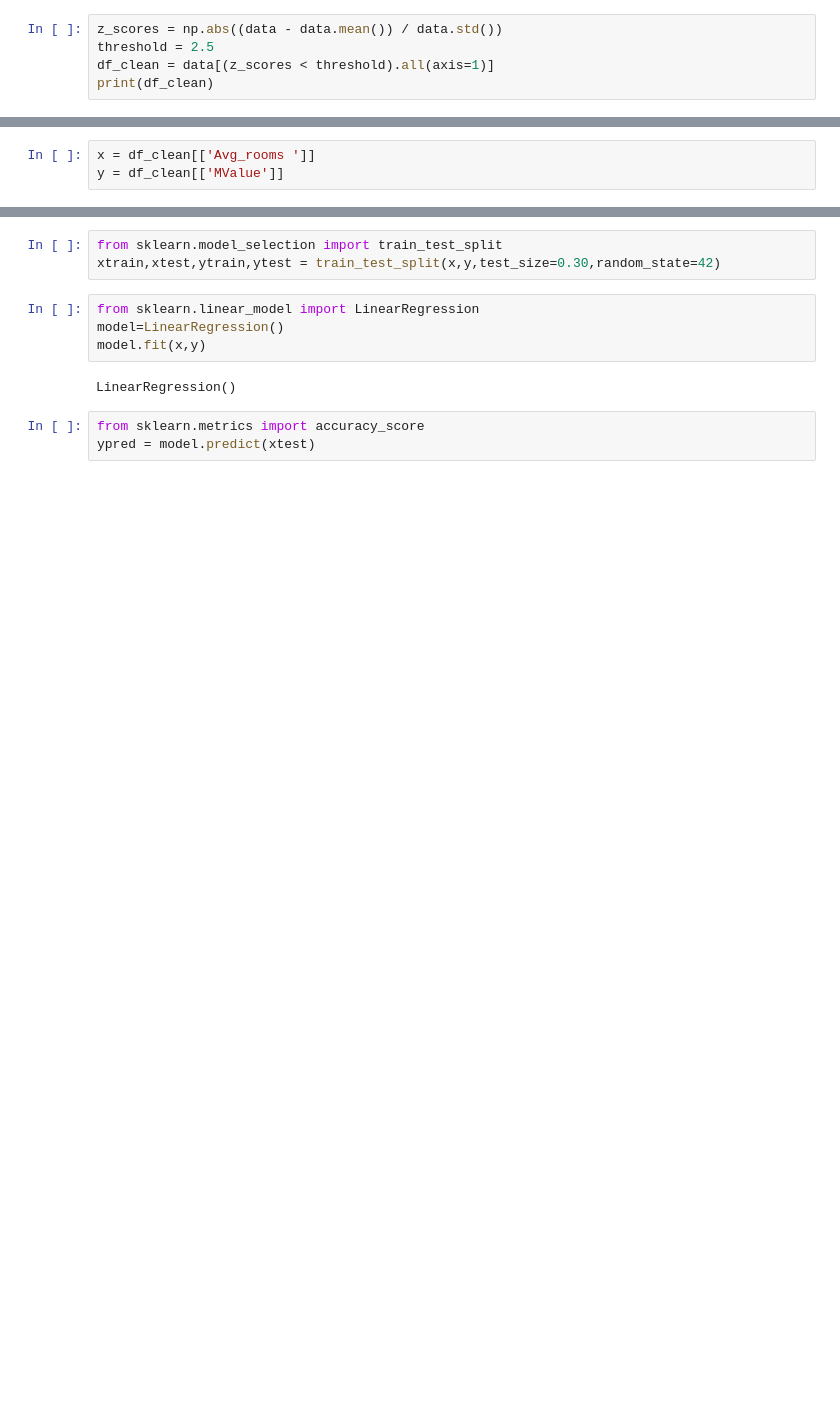
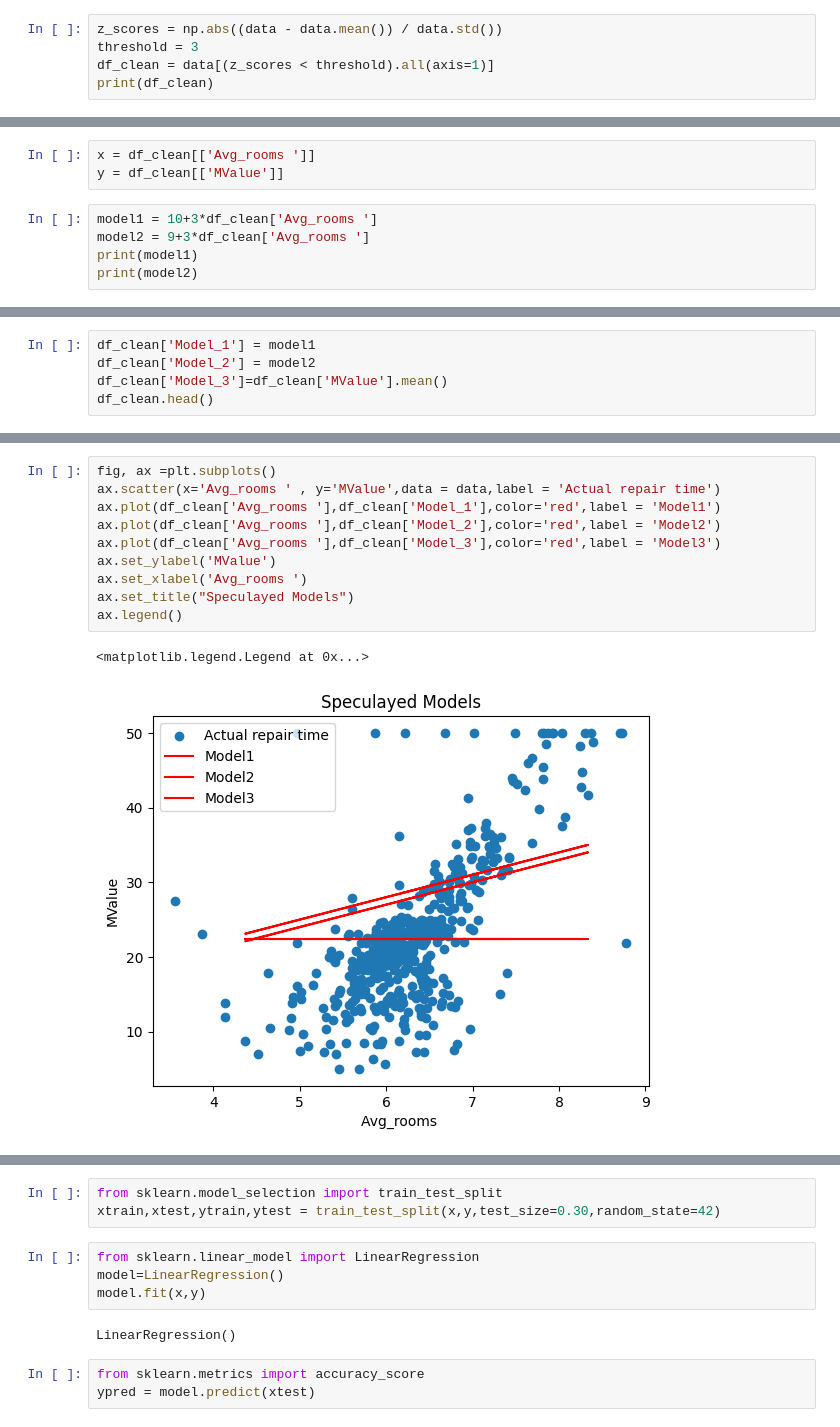
Before and after one commit to szm7/AML, a Jupyter notebook: 2348551_Lab1.ipynb, the cells around one changed output, grey strips where cells are left out. Cells and saved outputs as stored; diff of their text form; blank space fills up the shorter version.

```diff
--- a/2348551_Lab1.ipynb
+++ b/2348551_Lab1.ipynb
@@ -67,7 +67,7 @@ fig.show()
 [interactive output not drawn]
 # %%
 z_scores = np.abs((data - data.mean()) / data.std())
-threshold = 2.5
+threshold = 3
 df_clean = data[(z_scores < threshold).all(axis=1)]
 print(df_clean)
 # %% [output]
@@ -96,3 +96,8 @@ fig.show()
 # %%
 x = df_clean[['Avg_rooms ']]
 y = df_clean[['MValue']]
+# %%
+model1 = 10+3*df_clean['Avg_rooms ']
+model2 = 9+3*df_clean['Avg_rooms ']
+print(model1)
+print(model2)
@@ -98,0 +122,5 @@ y = df_clean[['MValue']]
+# %%
+df_clean['Model_1'] = model1
+df_clean['Model_2'] = model2
+df_clean['Model_3']=df_clean['MValue'].mean()
+df_clean.head()
@@ -98,0 +152,13 @@ y = df_clean[['MValue']]
+# %%
+fig, ax =plt.subplots()
+ax.scatter(x='Avg_rooms ' , y='MValue',data = data,label = 'Actual repair time')
+ax.plot(df_clean['Avg_rooms '],df_clean['Model_1'],color='red',label = 'Model1')
+ax.plot(df_clean['Avg_rooms '],df_clean['Model_2'],color='red',label = 'Model2')
+ax.plot(df_clean['Avg_rooms '],df_clean['Model_3'],color='red',label = 'Model3')
+ax.set_ylabel('MValue')
+ax.set_xlabel('Avg_rooms ')
+ax.set_title("Speculayed Models")
+ax.legend()
+# %% [output]
+<matplotlib.legend.Legend at 0x...>
+[figure, added]
```
Also changed, not shown: parts of 16 cells of this notebook.
